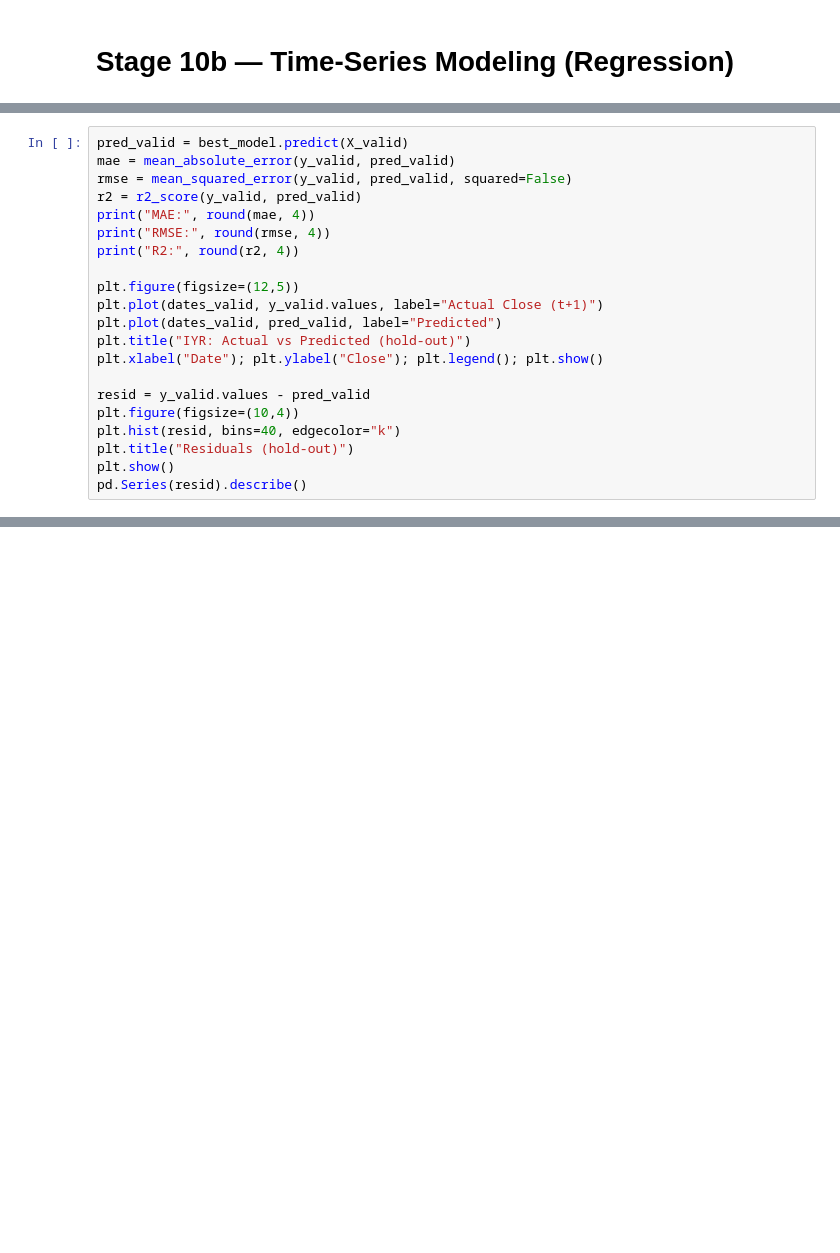
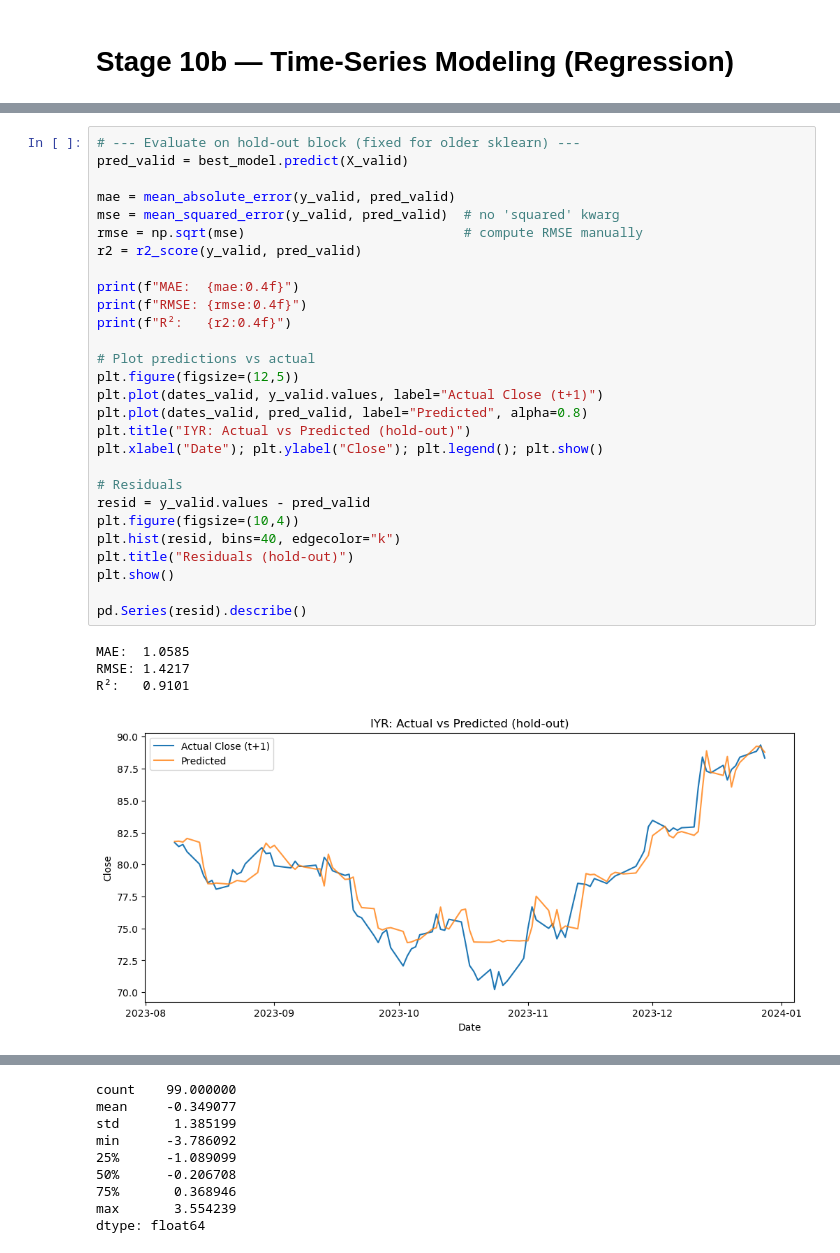
Before and after one commit to ivysingal09/bootcamp_ivy_singal, a Jupyter notebook: project/notebooks/stage10b_modeling_project.ipynb, the cells around one changed output, grey strips where cells are left out. Drawn from its saved outputs; the diff is of its cells as text; blank space fills up the shorter version.

Commit message:
Stage 10b: fix notes cell and save predictions/model

```diff
--- a/project/notebooks/stage10b_modeling_project.ipynb
+++ b/project/notebooks/stage10b_modeling_project.ipynb
@@ -56,21 +85,33 @@ best_params, best_mae_cv
 # %%
+# --- Evaluate on hold-out block (fixed for older sklearn) ---
 pred_valid = best_model.predict(X_valid)
+
 mae = mean_absolute_error(y_valid, pred_valid)
-rmse = mean_squared_error(y_valid, pred_valid, squared=False)
+mse = mean_squared_error(y_valid, pred_valid)  # no 'squared' kwarg
+rmse = np.sqrt(mse)                            # compute RMSE manually
 r2 = r2_score(y_valid, pred_valid)
-print("MAE:", round(mae, 4))
-print("RMSE:", round(rmse, 4))
-print("R2:", round(r2, 4))
 
+print(f"MAE:  {mae:0.4f}")
+print(f"RMSE: {rmse:0.4f}")
+print(f"R²:   {r2:0.4f}")
+
+# Plot predictions vs actual
 plt.figure(figsize=(12,5))
 plt.plot(dates_valid, y_valid.values, label="Actual Close (t+1)")
-plt.plot(dates_valid, pred_valid, label="Predicted")
+plt.plot(dates_valid, pred_valid, label="Predicted", alpha=0.8)
 plt.title("IYR: Actual vs Predicted (hold-out)")
 plt.xlabel("Date"); plt.ylabel("Close"); plt.legend(); plt.show()
 
+# Residuals
 resid = y_valid.values - pred_valid
 plt.figure(figsize=(10,4))
 plt.hist(resid, bins=40, edgecolor="k")
 plt.title("Residuals (hold-out)")
 plt.show()
+
 pd.Series(resid).describe()
+# %% [output]
+MAE:  1.0585
+RMSE: 1.4217
+R²:   0.9101
+[figure, added]
@@ -77 +119,10 @@ pd.Series(resid).describe()
+count    99.000000
+mean     -0.349077
+std       1.385199
+min      -3.786092
+25%      -1.089099
+50%      -0.206708
+75%       0.368946
+max       3.554239
+dtype: float64
 # %%
```
Also changed, not shown: parts of 8 cells of this notebook.
